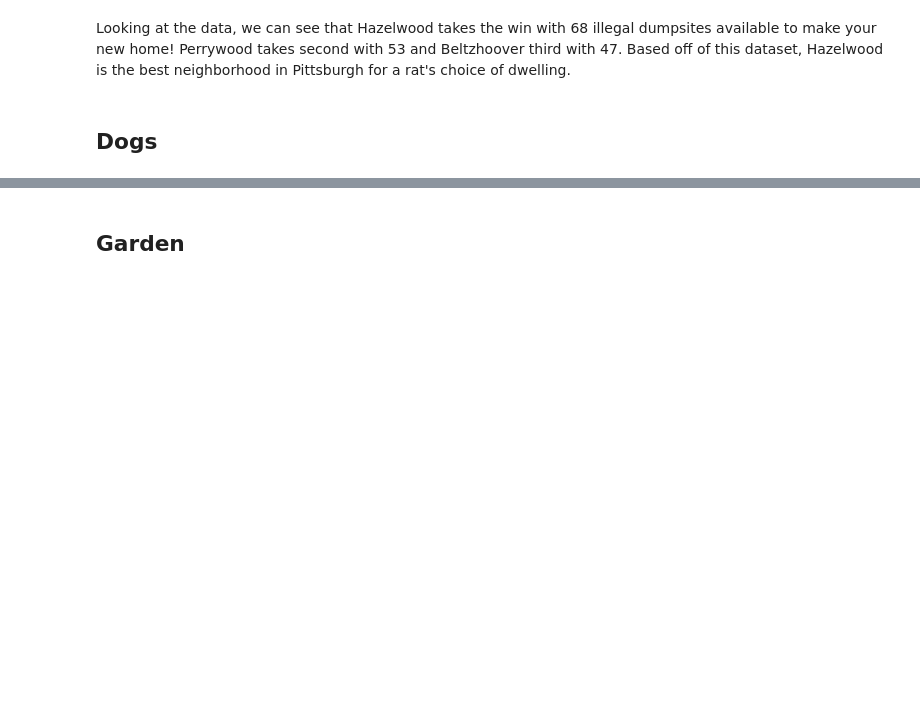
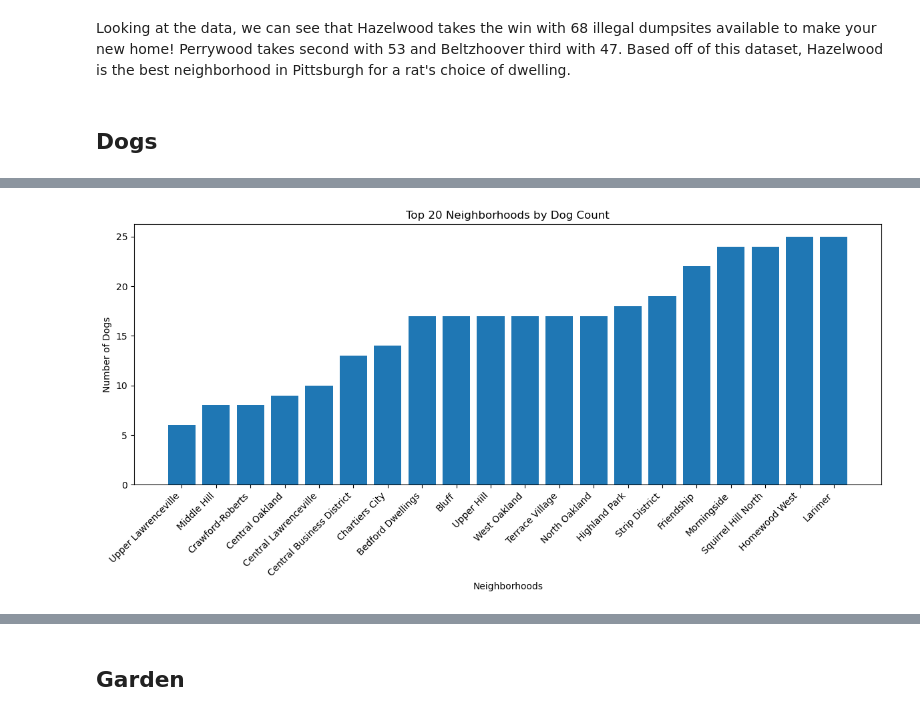
Before and after one commit to MNM75/CMPINF-Final-Rats, a Jupyter notebook: FullNotebook.ipynb, the cells around one changed output, grey strips where cells are left out. Saved outputs shown, nothing was run; the diff lists cells and outputs as text; code cells hidden in the pictures; blank space fills up the shorter version.

```diff
--- a/FullNotebook.ipynb
+++ b/FullNotebook.ipynb
@@ -94,0 +99,17 @@ Looking at the data, we can see that Hazelwood takes the win with 68 illegal dum
+# %%
+tqdm.pandas(desc="Mapping ZIPs to neighborhoods")
+dogs = pd.read_csv("Dogs.csv")
+
+dogs['OwnerZip'] = dogs['OwnerZip'].astype(str)
+ZIPS = ZIPS[ZIPS.geometry.intersects(NEIGHBORHOODS.union_all())]
+pgh_zips = set(ZIPS["ZIP"].astype(str))
+
+dogs = dogs[dogs['OwnerZip'].isin(pgh_zips)].copy()
+dogs['neighborhoods'] = dogs['OwnerZip'].progress_apply(zip_to_neighborhoods)
+
+all_neighborhoods = [n for sublist in dogs['neighborhoods'].dropna() for n in sublist]
+neighborhood_counts = Counter(all_neighborhoods)
+counts_df = pd.DataFrame(neighborhood_counts.items(), columns=['Neighborhood', 'DogCount'])
+counts_df = counts_df.sort_values(by='DogCount', ascending=False)
+
+print(counts_df)
@@ -94,0 +135,19 @@ Looking at the data, we can see that Hazelwood takes the win with 68 illegal dum
+# %%
+all_neiborhoods = [neiborhood for sublist in dogs['neighborhoods'].dropna() for neiborhood in sublist]
+total_counts = Counter(all_neiborhoods)
+total_df = pd.DataFrame(total_counts.items(), columns=['Neighborhood', 'DogCount']).sort_values(by='DogCount', ascending=True)
+
+def plot_bar(df, xcol, ycol, title, xlabel='Neighborhoods', ylabel='Number of Dogs', top_n=None, rotation=45):
+    plt.figure(figsize=(12, 6))
+    plot_df = df if top_n is None else df.head(top_n)
+    plt.bar(plot_df[xcol], plot_df[ycol])
+    plt.title(title)
+    plt.xlabel(xlabel)
+    plt.ylabel(ylabel)
+    plt.xticks(rotation=rotation, ha='right')
+    plt.tight_layout()
+    plt.show()
+
+plot_bar(total_df, 'Neighborhood', 'DogCount', 'Top 20 Neighborhoods by Dog Count', rotation=45, top_n=20)
+# %% [output]
+[figure, added]
```
Also changed, not shown: parts of 13 cells of this notebook.
